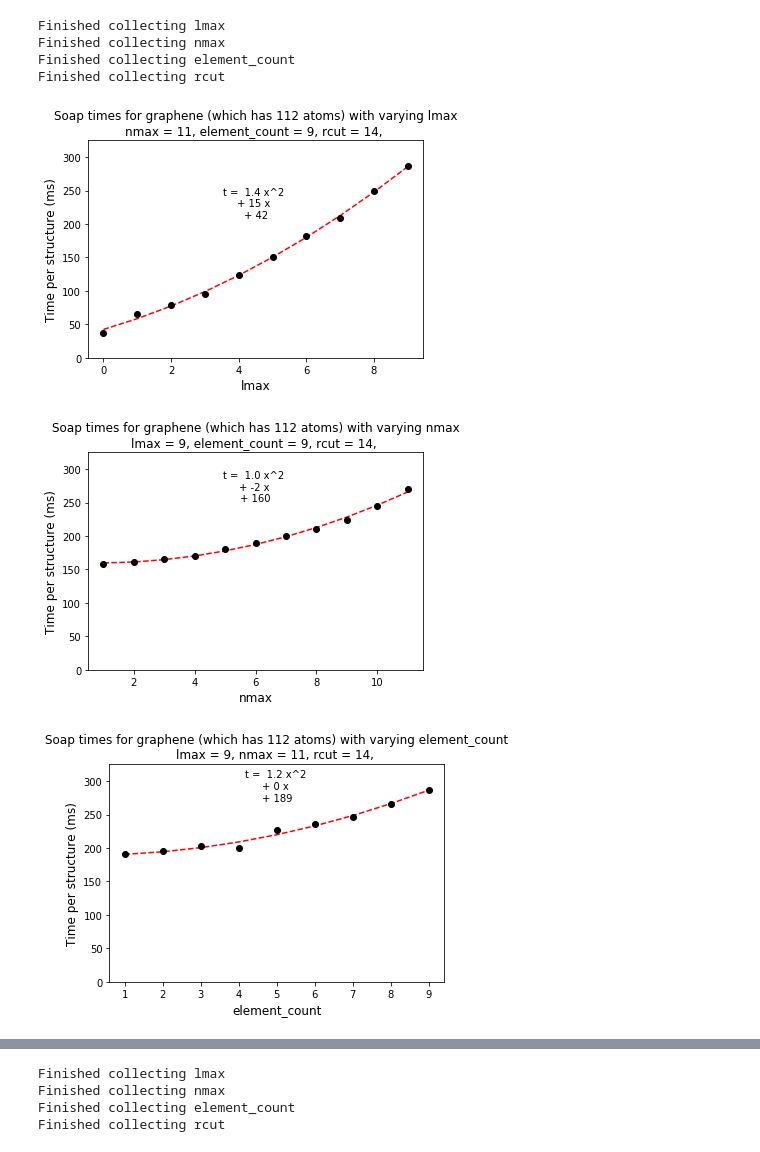
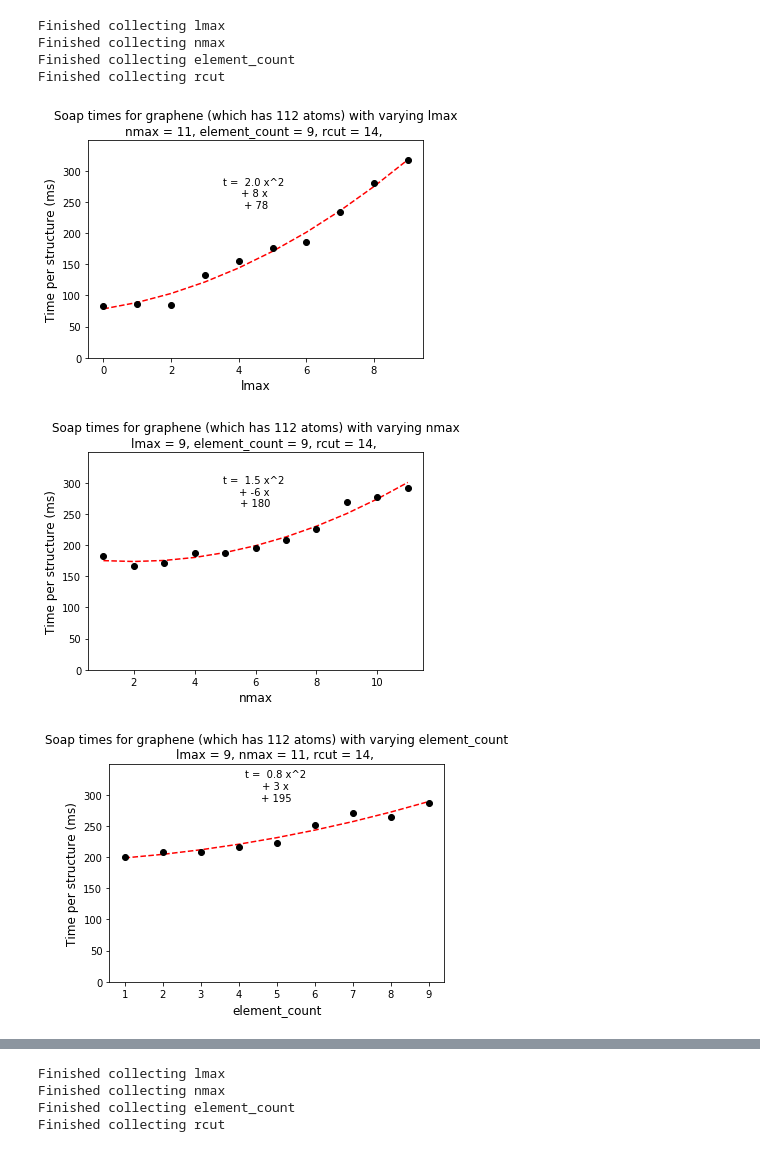
Before and after one commit to alvarovm/minigap, a Jupyter notebook: notebooks/Profile_dscribe.ipynb, the cells around one changed output, grey strips where cells are left out. Cells and saved outputs as stored; diff of their text form; code cells hidden in the pictures.

```diff
--- a/notebooks/Profile_dscribe.ipynb
+++ b/notebooks/Profile_dscribe.ipynb
@@ -148,15 +148,15 @@ class dscribe_profiler():
         for variable_name, variable in self.variables.items():
             self.plot_time_by_variable(variable_name)
 # %%
-graphene = read("../data/ManyGraphenes.extxyz.gz",":")
+graphene = read("../data/ManyGraphenes.gz",":10")
 graphene_profiler = dscribe_profiler(graphene, "graphene")
 graphene_profiler.collect_all_times(initial_runs=0)
 graphene_profiler.plot_all_times()
 # %% [output]
 Finished collecting lmax
 Finished collecting nmax
 Finished collecting element_count
 Finished collecting rcut
-[figure, old version]
+[figure, new version]
-[figure, old version]
+[figure, new version]
-[figure, old version]
+[figure, new version]
```
Also changed, not shown: parts of 8 cells of this notebook.
